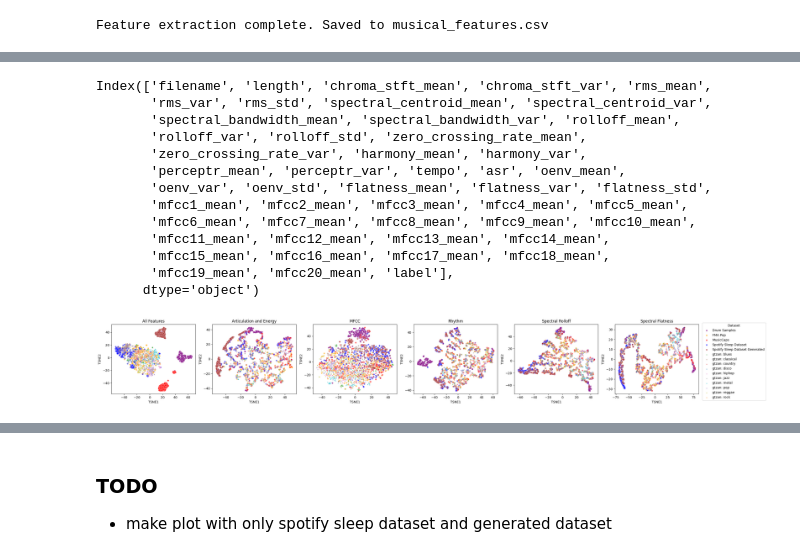
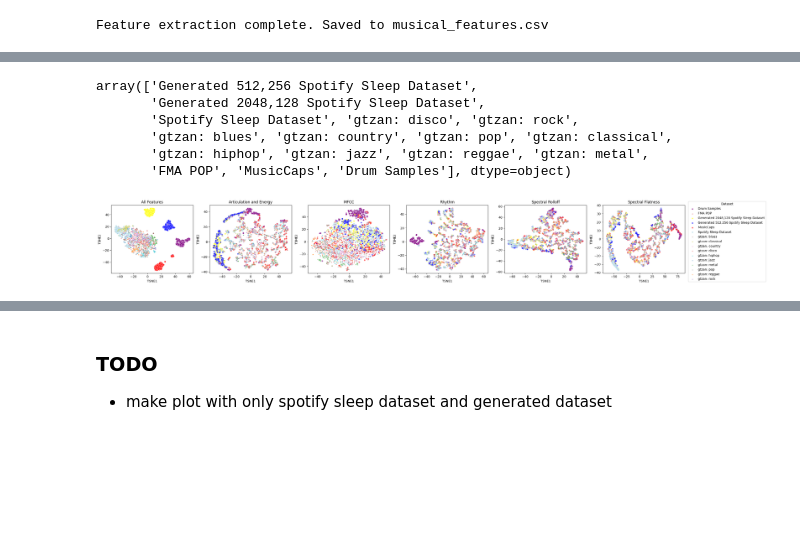
Before and after one commit to BrainTwin/audio-diffusion, a Jupyter notebook: notebooks/feature_analysis.ipynb, the cells around one changed output, grey strips where cells are left out. Saved outputs shown, nothing was run; the diff lists cells and outputs as text; code cells hidden in the pictures; blank space fills up the shorter version.

Commit message:
Clean up feature analysis pipelining in notebook

```diff
--- a/notebooks/feature_analysis.ipynb
+++ b/notebooks/feature_analysis.ipynb
@@ -179,0 +184,2 @@ features_df_all = pd.concat([features_df, features_df_rest, features_df_generate
+# %%
+df = pd.read_csv('csv/musical_features.csv')
@@ -180,12 +194,10 @@ features_df_all = pd.concat([features_df, features_df_rest, features_df_generate
 # %%
 def clean_up_label(txt):
-    if txt == 'FMA POP':
-        return 'FMA Pop'
+    if txt in ['disco', 'rock', 'blues', 'country', 'pop', 'classical', 'hiphop', 'jazz', 'reggae', 'metal']:
+        return f'gtzan: {txt}'
     elif txt == 'sleep':
         return 'Spotify Sleep Dataset'
-    elif txt in ['Drum Samples', 'MusicCaps']:
+    else:
         return txt
-    else:
-        return f'gtzan: {txt}'
 
-features_df_all['label'] = features_df_all['label'].apply(lambda x: clean_up_label(x))
+df['label'] = df['label'].apply(lambda x: clean_up_label(x))
@@ -209,16 +203,0 @@ Name: tempo, Length: 1999, dtype: object
-# %%
-features_df_all.columns
-# %% [output]
-Index(['filename', 'length', 'chroma_stft_mean', 'chroma_stft_var', 'rms_mean',
-       'rms_var', 'rms_std', 'spectral_centroid_mean', 'spectral_centroid_var',
-       'spectral_bandwidth_mean', 'spectral_bandwidth_var', 'rolloff_mean',
-       'rolloff_var', 'rolloff_std', 'zero_crossing_rate_mean',
-       'zero_crossing_rate_var', 'harmony_mean', 'harmony_var',
-       'perceptr_mean', 'perceptr_var', 'tempo', 'asr', 'oenv_mean',
-       'oenv_var', 'oenv_std', 'flatness_mean', 'flatness_var', 'flatness_std',
-       'mfcc1_mean', 'mfcc2_mean', 'mfcc3_mean', 'mfcc4_mean', 'mfcc5_mean',
-       'mfcc6_mean', 'mfcc7_mean', 'mfcc8_mean', 'mfcc9_mean', 'mfcc10_mean',
-       'mfcc11_mean', 'mfcc12_mean', 'mfcc13_mean', 'mfcc14_mean',
-       'mfcc15_mean', 'mfcc16_mean', 'mfcc17_mean', 'mfcc18_mean',
-       'mfcc19_mean', 'mfcc20_mean', 'label'],
-      dtype='object')
@@ -238,12 +204,23 @@ features_df_all['tempo'] = features_df_all['tempo'].apply(clean_tempo)
+# %%
+df['label'].unique()
+# %% [output]
+array(['Generated 512,256 Spotify Sleep Dataset',
+       'Generated 2048,128 Spotify Sleep Dataset',
+       'Spotify Sleep Dataset', 'gtzan: disco', 'gtzan: rock',
+       'gtzan: blues', 'gtzan: country', 'gtzan: pop', 'gtzan: classical',
+       'gtzan: hiphop', 'gtzan: jazz', 'gtzan: reggae', 'gtzan: metal',
+       'FMA POP', 'MusicCaps', 'Drum Samples'], dtype=object)
 # %%
 from sklearn.preprocessing import MinMaxScaler
 
 exclude_columns = ['filename', 'length', 'label']
 
-features_df_all_n = features_df_all.copy()
+df_n = df.copy()
 
 scaler = MinMaxScaler()
 
-features_df_all_n.loc[:, ~features_df_all_n.columns.isin(exclude_columns)] = scaler.fit_transform(
-    features_df_all_n.loc[:, ~features_df_all_n.columns.isin(exclude_columns)]
+df_n.loc[:, ~df_n.columns.isin(exclude_columns)] = scaler.fit_transform(
+    df_n.loc[:, ~df_n.columns.isin(exclude_columns)]
 )
+
+df_n.to_csv('csv/musical_features_all_normalized.csv', index=False)
@@ -265,7 +240,7 @@ spectral_flatness_features = ['flatness_mean', 'flatness_var', 'flatness_std']
 
 # Grouping for visualization
 feature_groups = {
-    'All Features': features_df_all_n.columns[1:-1].tolist(),
+    'All Features': df_n.columns[1:-1].tolist(),
     'Articulation and Energy': articulation_energy_features,
     'MFCC': mfcc_features,
     'Rhythm': rhythm_features,
@@ -275,22 +250,23 @@ feature_groups = {
 
 # Manually specify a color palette for the highlighted labels
 highlight_labels = {
-    'Spotify Sleep Dataset': 'blue',
-    'Spotify Sleep Dataset Generated': 'brown',
+    'Spotify Sleep Dataset': 'lightblue',
+    'Generated 512,256 Spotify Sleep Dataset': 'blue',
+    'Generated 2048,128 Spotify Sleep Dataset': 'yellow',
     'FMA Pop': 'orange',
     'MusicCaps': 'red',
     'Drum Samples': 'purple'
 }
 
 # Generate a palette for the remaining labels
-unique_labels = features_df_all_n['label'].unique()
+unique_labels = df_n['label'].unique()
 palette = sns.color_palette("tab10", len(unique_labels))
 palette_dict = {label: palette[i] for i, label in enumerate(unique_labels)}
 
 # Function to plot t-SNE on a given axis
 def plot_tsne(ax, features, title):
-    X = features_df_all_n[features].values
-    y = features_df_all_n['label'].values
+    X = df_n[features].values
+    y = df_n['label'].values
     tsne = TSNE(n_components=2, random_state=42)
     X_tsne = tsne.fit_transform(X)
 
@@ -311,32 +287,32 @@ def plot_tsne(ax, features, title):
             marker = '^'
 
         sns.scatterplot(
             x='TSNE1', y='TSNE2',
             data=tsne_df[tsne_df['label'] == label],
             color=color,
             s=size,
             alpha=alpha,
             marker=marker,
             ax=ax,
             label=label
         )
 
     ax.set_title(title)
     ax.legend_.remove()  # Remove individual legends
 
 # Create subplots
 fig, axs = plt.subplots(1, len(feature_groups), figsize=(28, 4), sharex=False, sharey=False)
 
 # Plot each t-SNE
 for ax, (name, features) in zip(axs, feature_groups.items()):
     plot_tsne(ax, features, f'{name}')
 
 # Create a single legend directly to the right of the plots
 handles, labels = axs[0].get_legend_handles_labels()
 fig.legend(handles, labels, loc='center left', title='Dataset', bbox_to_anchor=(0.95, 0.5), borderaxespad=0.)
 
 plt.tight_layout(rect=[0, 0, 0.95, 1])  # Adjust the layout to make space for the legend
-plt.savefig('musical_feature_analysis.png', dpi=300, bbox_inches='tight')
+plt.savefig('images/musical_feature_analysis.png', dpi=300, bbox_inches='tight')
 plt.show()
 # %% [output]
-[figure, old version]
+[figure, new version]
```
Also changed, not shown: parts of 14 cells of this notebook.
